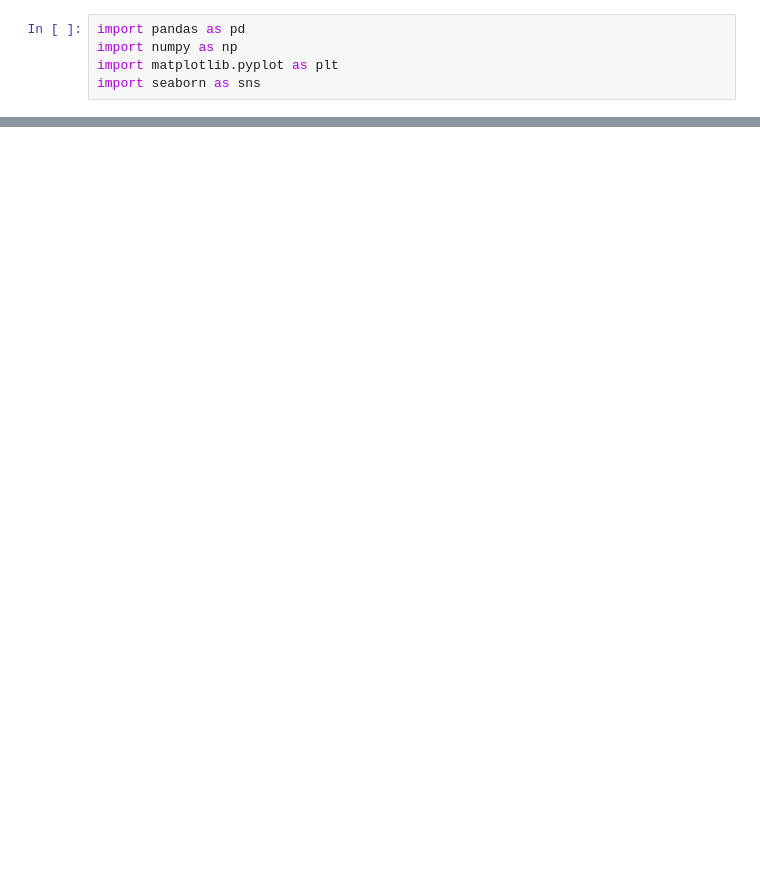
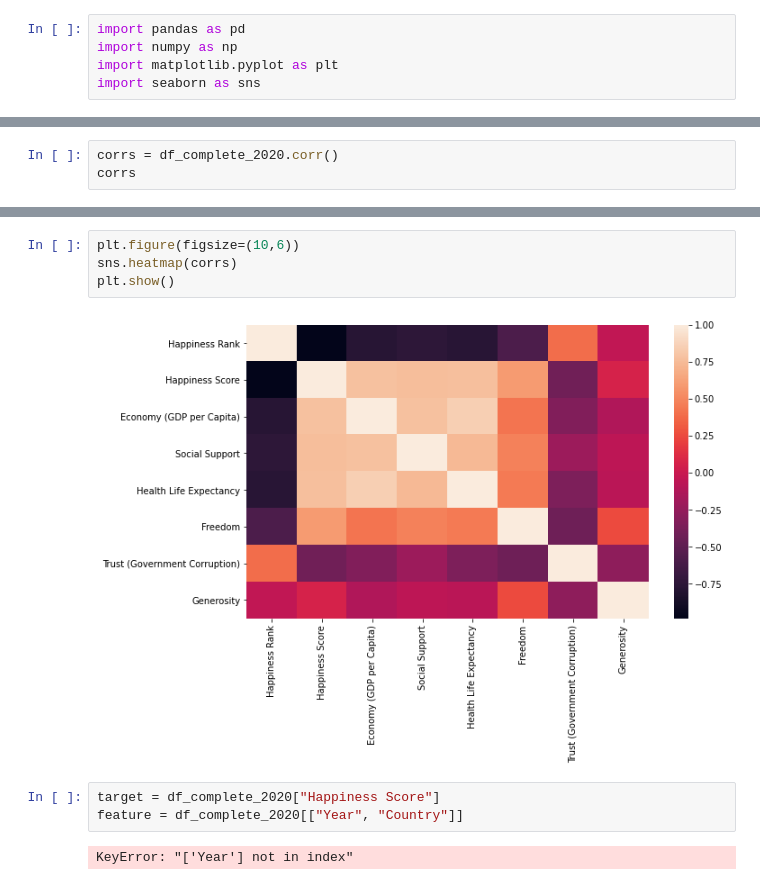
Before and after one commit to alexarnold630/Happiness_Index_Investigation, a Jupyter notebook: Happiness/2020 Analysis.ipynb, the cells around one changed output, grey strips where cells are left out. Saved outputs shown, nothing was run; the diff lists cells and outputs as text; blank space fills up the shorter version.

```diff
--- a/Happiness/2020 Analysis.ipynb
+++ b/Happiness/2020 Analysis.ipynb
@@ -17,0 +66,3 @@ df_complete_2020.head()
+# %%
+corrs = df_complete_2020.corr()
+corrs
@@ -17,0 +79,11 @@ df_complete_2020.head()
+# %%
+plt.figure(figsize=(10,6))
+sns.heatmap(corrs)
+plt.show()
+# %% [output]
+[figure, added]
+# %%
+target = df_complete_2020["Happiness Score"]
+feature = df_complete_2020[["Year", "Country"]]
+# %% [output]
+KeyError: "['Year'] not in index"
```
Also changed, not shown: parts of 4 cells of this notebook, 6 other files.
